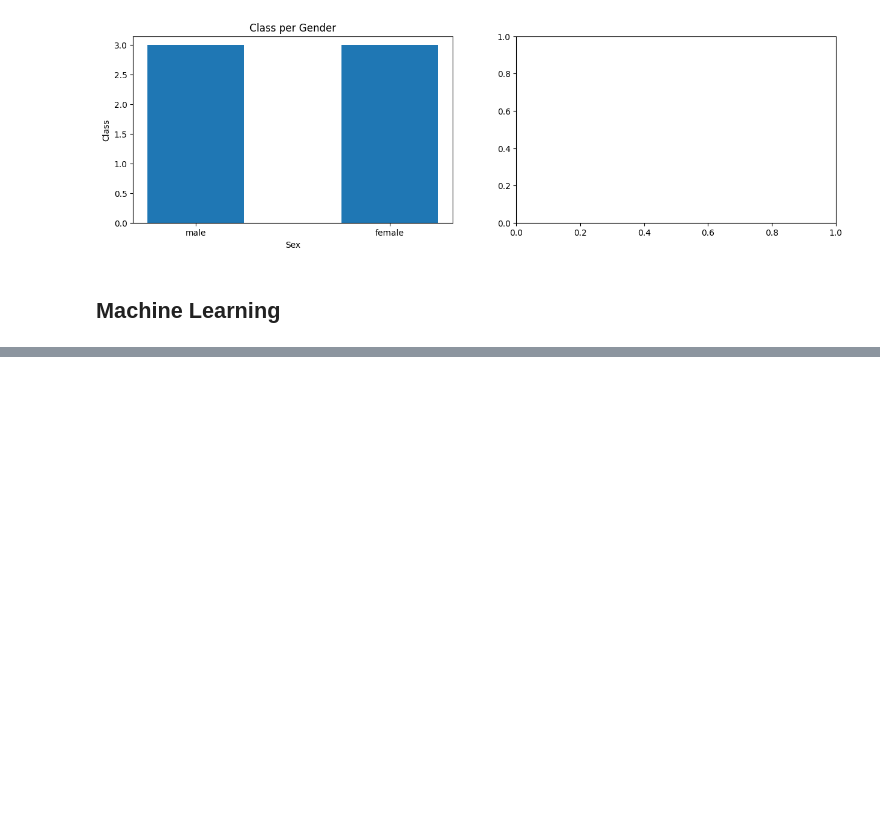
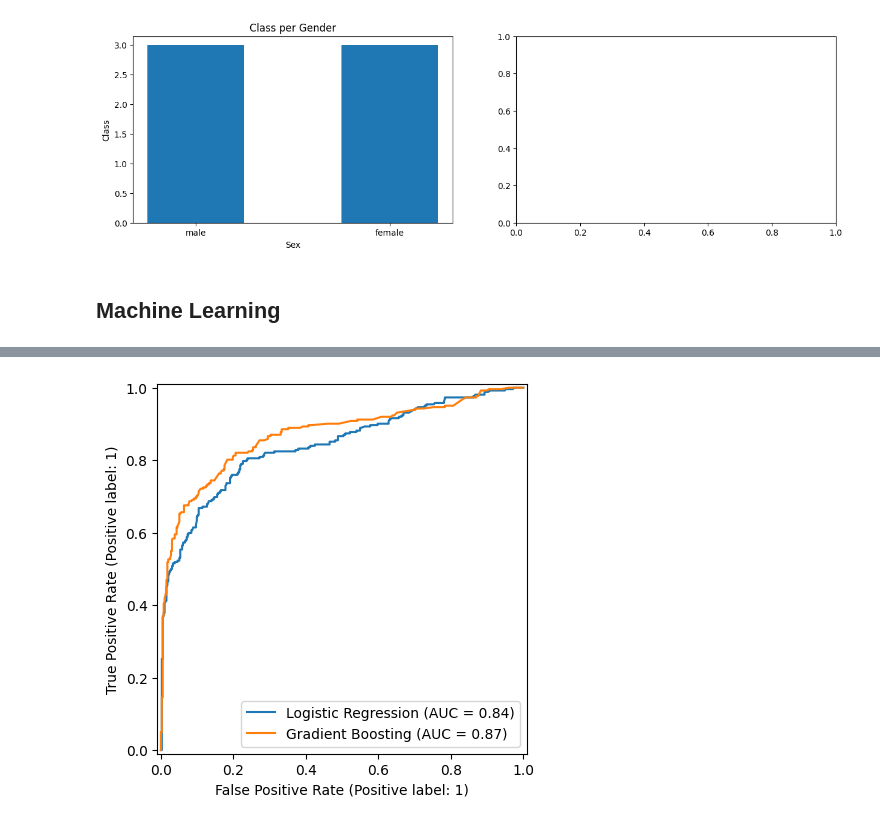
Before and after one commit to Trez-I/st2195_assignment_9, a Jupyter notebook: titanic_ml.ipynb, the cells around one changed output, grey strips where cells are left out. Saved outputs shown, nothing was run; the diff lists cells and outputs as text; code cells hidden in the pictures; blank space fills up the shorter version.

Commit message:
python logistic regression and gradient boosting

```diff
--- a/titanic_ml.ipynb
+++ b/titanic_ml.ipynb
@@ -254,3 +255,39 @@ pipe_lr = Pipeline(steps=[('data_transformer', data_transformer),
                      ('pipe_lr', LogisticRegression(max_iter=10000))])
 # %%
 X_train, X_test, y_train, y_test = train_test_split(X_initial, y, test_size=0.5,random_state=1)
+# %%
+param_grid = {
+    'data_transformer__numerical__imputer__strategy': ['mean', 'median'],
+    'data_transformer__categorical__imputer__strategy': ['constant','most_frequent']
+}
+grid_lr = GridSearchCV(pipe_lr, param_grid=param_grid)
+grid_lr.fit(X_train, y_train);
+# %%
+#Gradient Boosting
+pipe_gdb = Pipeline(steps=[('data_transformer', data_transformer),
+       ('pipe_gdb',GradientBoostingClassifier(random_state=2))])
+
+grid_gdb = GridSearchCV(pipe_gdb, param_grid=param_grid)
+grid_gdb.fit(X_train, y_train);
+# %%
+#Overlaying Receiver Operating Characteristic (ROC) curves
+ax = plt.gca()
+RocCurveDisplay.from_estimator(
+    grid_lr,
+    X_test,
+    y_test,
+    ax=ax,
+    name='Logistic Regression'
+)
+
+RocCurveDisplay.from_estimator(
+    grid_gdb,
+    X_test,
+    y_test,
+    ax=ax,
+    name='Gradient Boosting'
+)
+
+plt.show()
+# %% [output]
+[figure, added]
```
Also changed, not shown: parts of 1 cell of this notebook.
